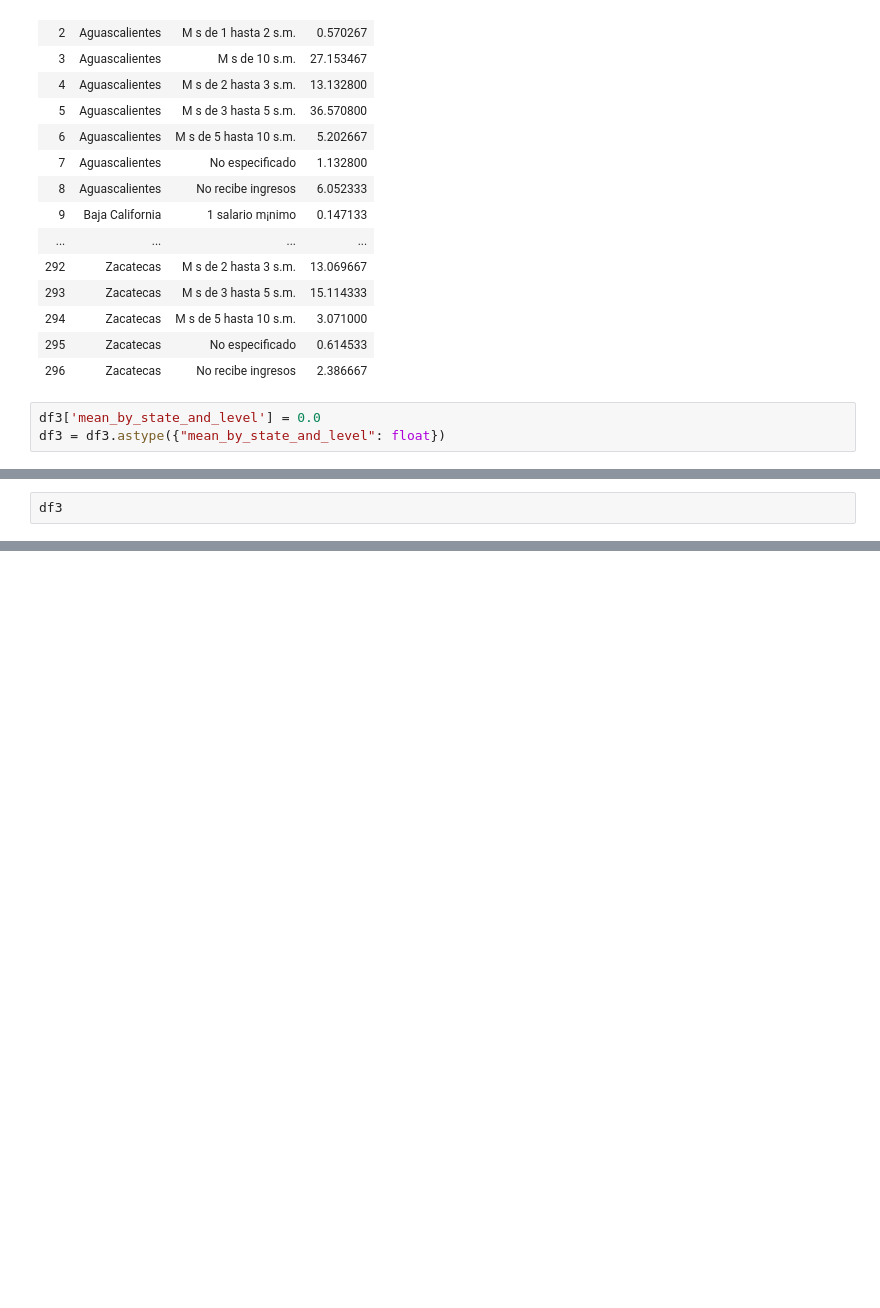
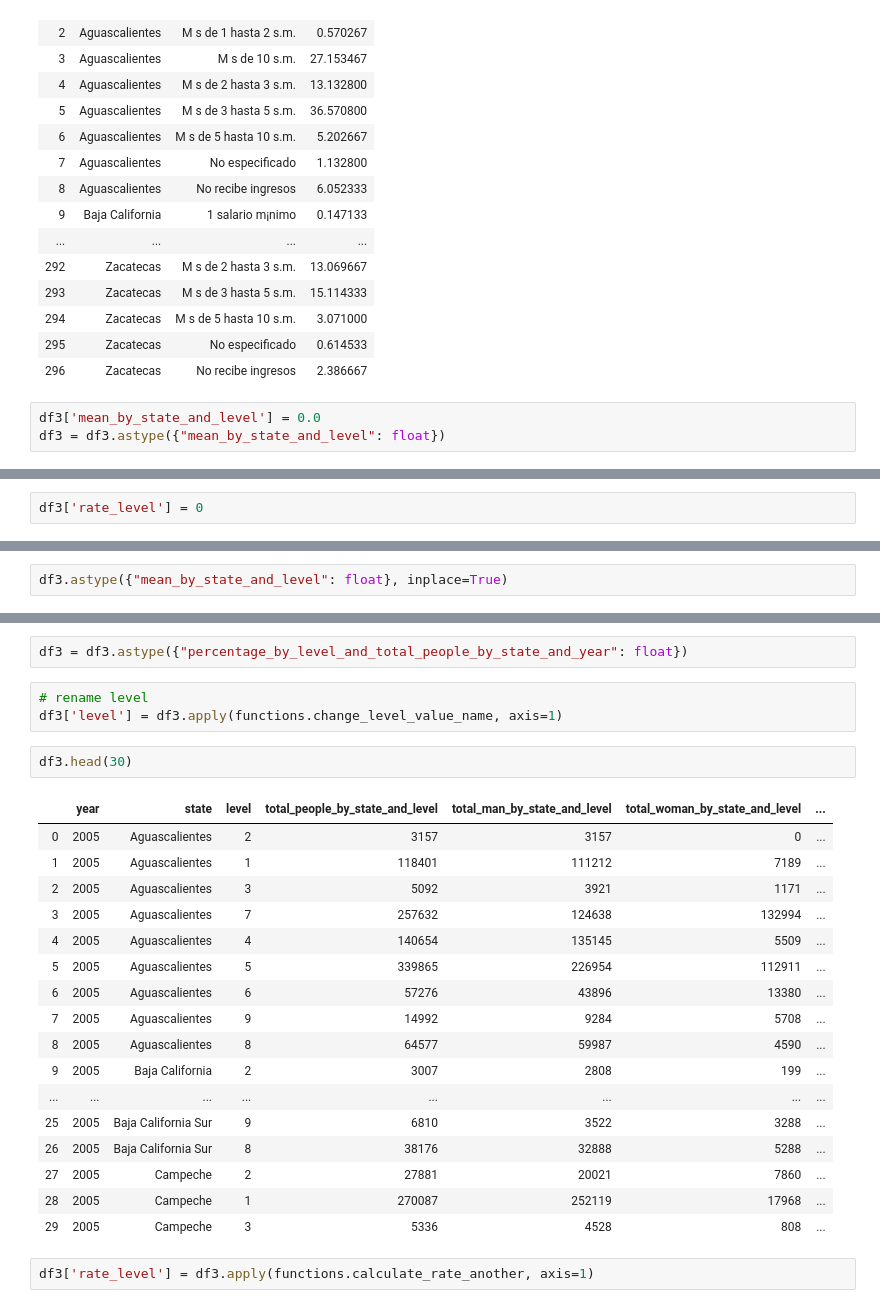
Before and after one commit to E7SATAI/salarios, a Jupyter notebook: salarios3.ipynb, the cells around one changed output, grey strips where cells are left out. Drawn from its saved outputs; the diff is of its cells as text; blank space fills up the shorter version.

Commit message:
New rate and update levels

```diff
--- a/salarios3.ipynb
+++ b/salarios3.ipynb
@@ -147,3 +148,3 @@ for index, row in df3.iterrows():
             break
 # %%
-df3
+df3['rate_level'] = 0
@@ -163,0 +151,2 @@ df3
+# %%
+df3.astype({"mean_by_state_and_level": float}, inplace=True)
@@ -163,0 +167,27 @@ df3
+# %%
+df3 = df3.astype({"percentage_by_level_and_total_people_by_state_and_year": float})
+# %%
+# rename level
+df3['level'] = df3.apply(functions.change_level_value_name, axis=1)
+# %%
+df3.head(30)
+# %% [output]
+|  | year | state | level | total_people_by_state_and_level | total_man_by_state_and_level | total_woman_by_state_and_level | ... |
+| 0 | 2005 | Aguascalientes | 2 | 3157 | 3157 | 0 | ... |
+| 1 | 2005 | Aguascalientes | 1 | 118401 | 111212 | 7189 | ... |
+| 2 | 2005 | Aguascalientes | 3 | 5092 | 3921 | 1171 | ... |
+| 3 | 2005 | Aguascalientes | 7 | 257632 | 124638 | 132994 | ... |
+| 4 | 2005 | Aguascalientes | 4 | 140654 | 135145 | 5509 | ... |
+| 5 | 2005 | Aguascalientes | 5 | 339865 | 226954 | 112911 | ... |
+| 6 | 2005 | Aguascalientes | 6 | 57276 | 43896 | 13380 | ... |
+| 7 | 2005 | Aguascalientes | 9 | 14992 | 9284 | 5708 | ... |
+| 8 | 2005 | Aguascalientes | 8 | 64577 | 59987 | 4590 | ... |
+| 9 | 2005 | Baja California | 2 | 3007 | 2808 | 199 | ... |
+| ... | ... | ... | ... | ... | ... | ... | ... |
+| 25 | 2005 | Baja California Sur | 9 | 6810 | 3522 | 3288 | ... |
+| 26 | 2005 | Baja California Sur | 8 | 38176 | 32888 | 5288 | ... |
+| 27 | 2005 | Campeche | 2 | 27881 | 20021 | 7860 | ... |
+| 28 | 2005 | Campeche | 1 | 270087 | 252119 | 17968 | ... |
+| 29 | 2005 | Campeche | 3 | 5336 | 4528 | 808 | ... |
+# %%
+df3['rate_level'] = df3.apply(functions.calculate_rate_another, axis=1)
```
Also changed, not shown: parts of 6 cells of this notebook, 2 other files.
